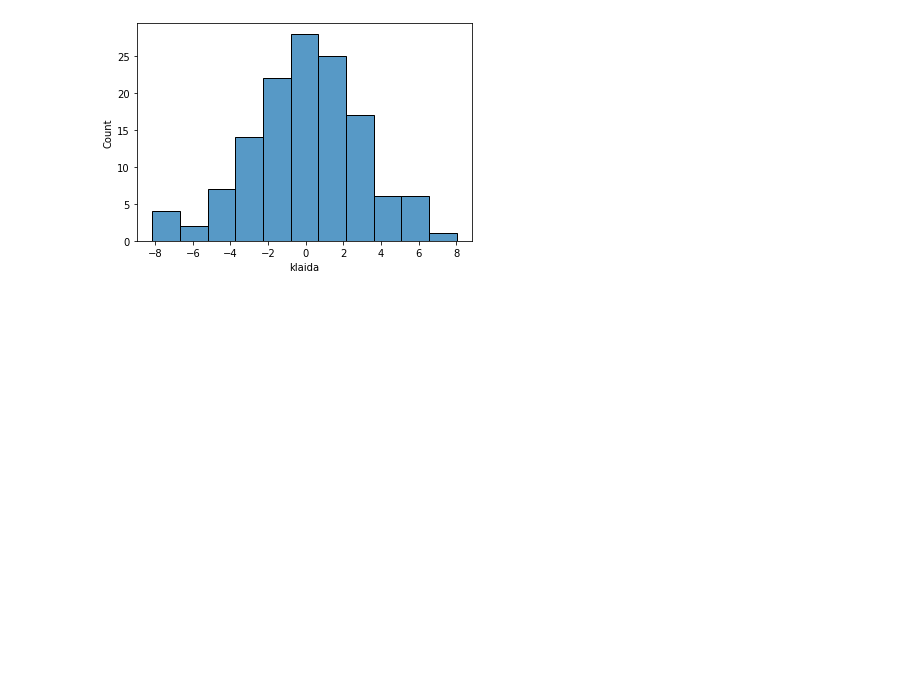
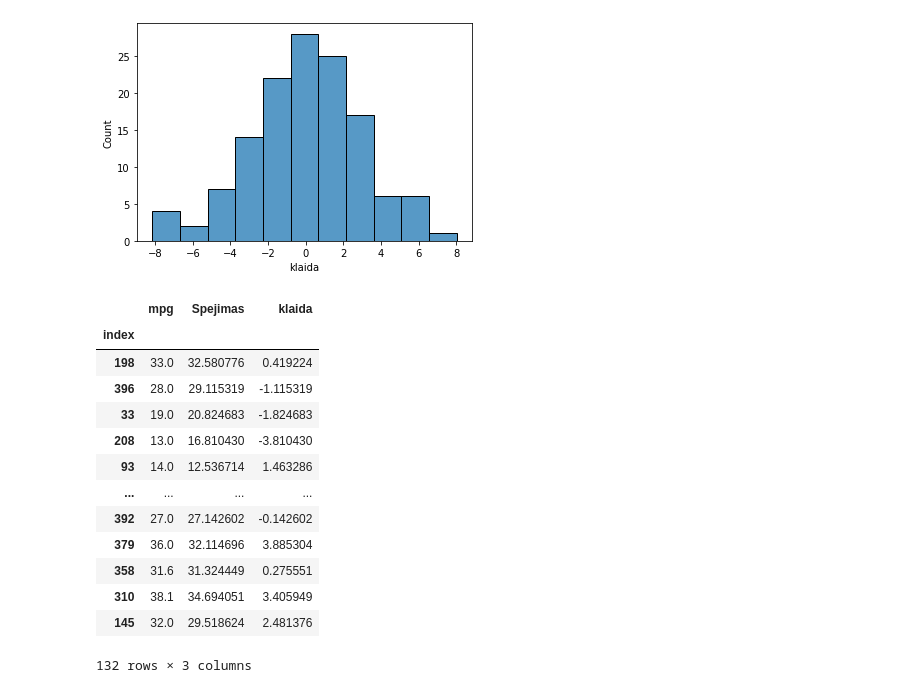
Before and after one commit to infohata/ptu1-advanced-math, a Jupyter notebook: ptu1_ml_lreg.ipynb, the cells around one changed output. Cells and saved outputs as stored; diff of their text form; code cells hidden in the pictures; blank space fills up the shorter version.

```diff
--- a/ptu1_ml_lreg.ipynb
+++ b/ptu1_ml_lreg.ipynb
@@ -250,3 +250,20 @@ sns.histplot(rezultatas['klaida'])
 # %% [output]
 <AxesSubplot:xlabel='klaida', ylabel='Count'>
 [figure]
+# %%
+rezultatas.set_index('index')
+# %% [output]
+|  | mpg | Spejimas | klaida |
+| index |  |  |  |
+| 198 | 33.0 | 32.580776 | 0.419224 |
+| 396 | 28.0 | 29.115319 | -1.115319 |
+| 33 | 19.0 | 20.824683 | -1.824683 |
+| 208 | 13.0 | 16.810430 | -3.810430 |
+| 93 | 14.0 | 12.536714 | 1.463286 |
+| ... | ... | ... | ... |
+| 392 | 27.0 | 27.142602 | -0.142602 |
+| 379 | 36.0 | 32.114696 | 3.885304 |
+| 358 | 31.6 | 31.324449 | 0.275551 |
+| 310 | 38.1 | 34.694051 | 3.405949 |
+| 145 | 32.0 | 29.518624 | 2.481376 |
+132 rows × 3 columns
```
Also changed, not shown: parts of 2 cells of this notebook.
